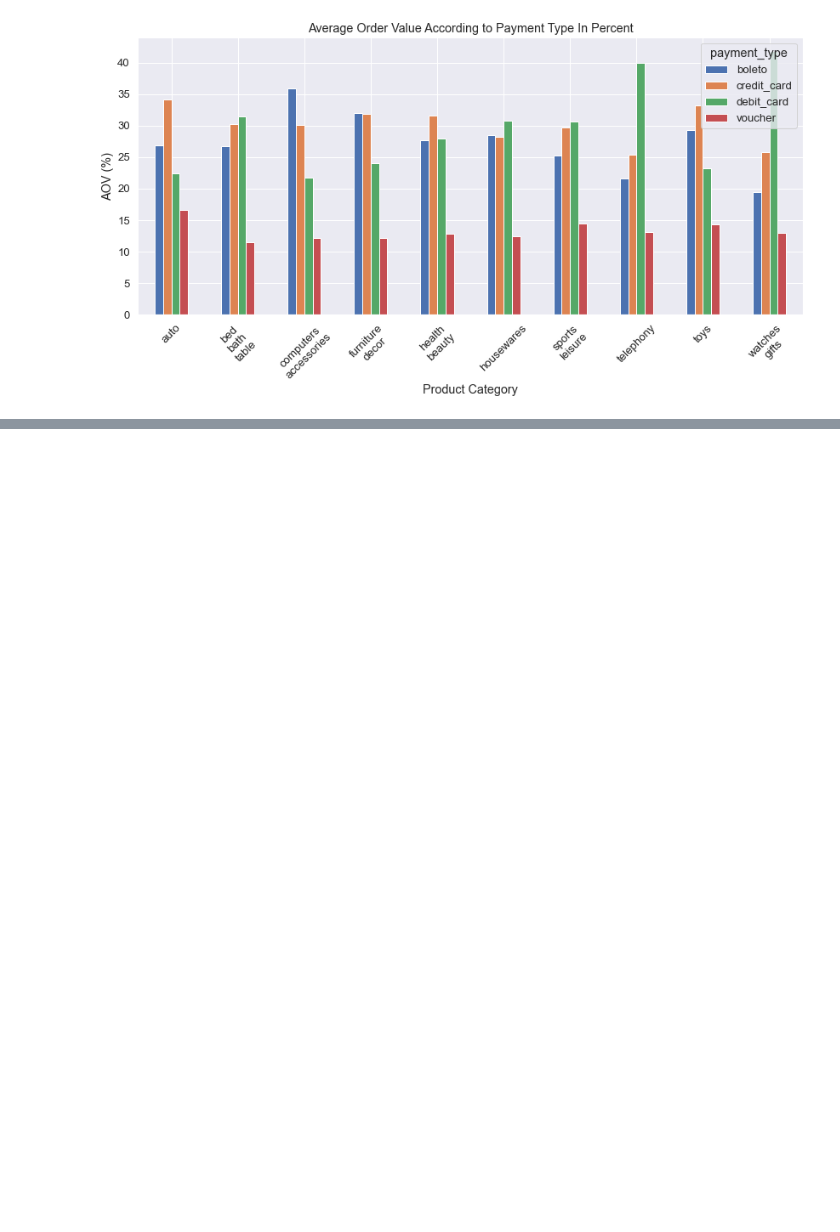
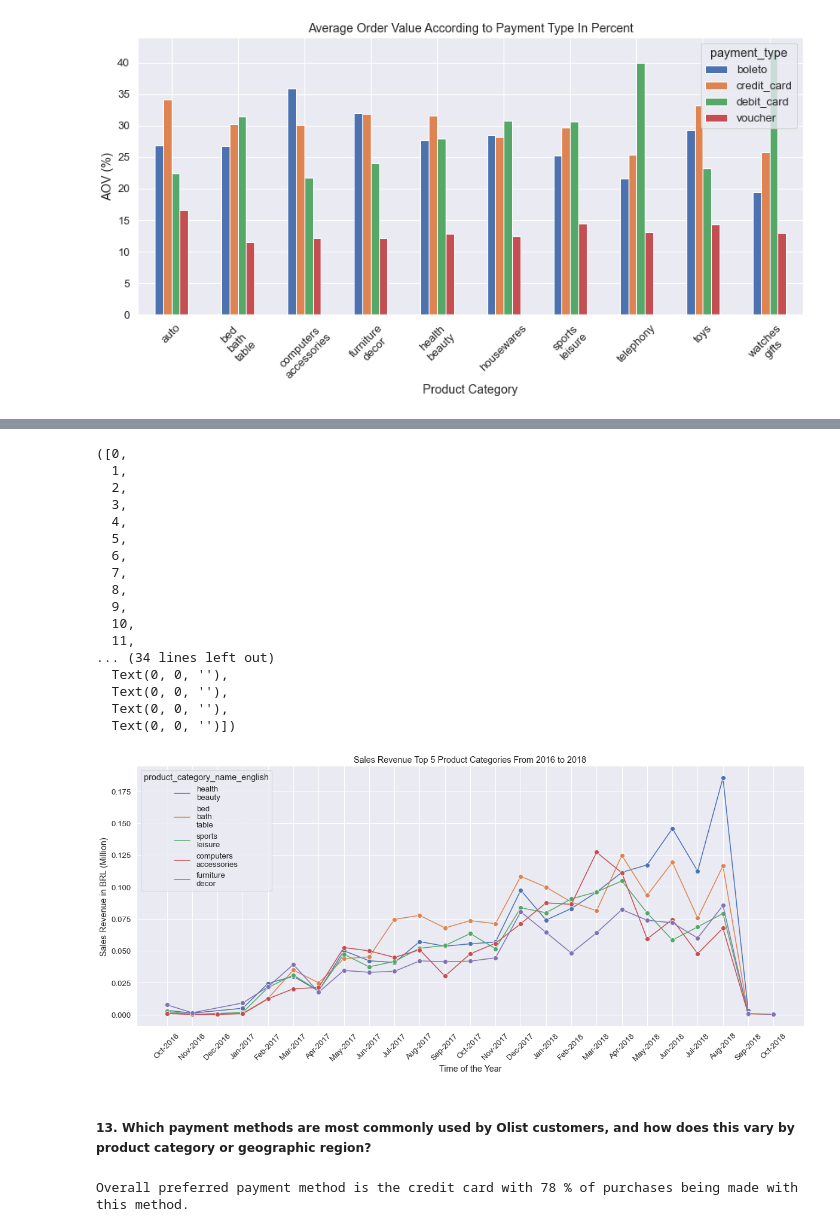
Before and after one commit to fihashim/olist-eda, a Jupyter notebook: olist-eda-p1.ipynb, the cells around one changed output, grey strips where cells are left out. Drawn from its saved outputs; the diff is of its cells as text; code cells hidden in the pictures; blank space fills up the shorter version.

```diff
--- a/olist-eda-p1.ipynb
+++ b/olist-eda-p1.ipynb
@@ -615,0 +785,72 @@ plt.show()
+# %%
+new_orders_payments_items = new_orders_payments.merge(order_items, on='order_id', how='inner')
+new_orders_payments_items = new_orders_payments_items[['order_id', 'order_status', 'order_delivered_customer_date', 'payment_value', 'payment_type', 'product_id', 'delivery_month_year', 'delivery_month_no', 'delivery_month', 'delivery_year']]
+
+# check for missing values
+new_orders_payments_items.isnull().sum()
+
+# check for duplicate rows across all columns
+new_orders_payments_items = new_orders_payments_items.drop_duplicates(keep='first')
+
+# merge new_orders_payments_items with product_df
+new_orders_payments_items_products = new_orders_payments_items.merge(products_df, on='product_id', how='left')
+new_orders_payments_items_products = new_orders_payments_items_products[['product_category_name', 'order_id', 'order_status', 'order_delivered_customer_date', 'payment_type', 'payment_value', 'product_id', 'delivery_month_year', 'delivery_month_no', 'delivery_month', 'delivery_year']]
+
+# check for duplicate rows
+new_orders_payments_items_products[new_orders_payments_items_products.duplicated()]
+
+# revenue by product category
+revenue_by_product_category = new_orders_payments_items_products.groupby('product_category_name').sum('payment_value')['payment_value'].reset_index().sort_values(by='payment_value', ascending=False)
+revenue_by_product_category.rename({'payment_value' : 'total_revenue'}, axis=1, inplace=True)
+
+# order count by product category
+order_count_by_product_category = new_orders_payments_items_products.groupby('product_category_name').count()['order_id'].reset_index().sort_values(by='order_id', ascending=False)
+order_count_by_product_category.rename({'order_id' : 'order_count'}, axis=1, inplace=True)
+# %%
+product_sales = new_orders_payments_items_products.groupby(['product_category_name', 'delivery_month_year', 'delivery_year', 'delivery_month_no']).sum('payment_value').reset_index()[['product_category_name', 'delivery_month_year', 'delivery_year', 'delivery_month_no', 'payment_value']]
+
+product_sales_by_year_month = product_sales.merge(translations_df, on='product_category_name', how='inner')
+product_sales_by_year_month['product_category_name_english'] = product_sales_by_year_month['product_category_name_english'].str.replace('_', '\n')
+
+top10_products = top20_products.head(5)
+top10_product_sales_by_year_month = product_sales_by_year_month[product_sales_by_year_month['product_category_name_english'].isin(top10_products['product_category_name_english'])]
+top10_product_sales_by_year_month.rename({'payment_value' : 'total_revenue'}, axis=1, inplace=True)
+top10_product_sales_by_year_month = top10_product_sales_by_year_month.sort_values(by=['delivery_year', 'delivery_month_no'])
+top10_product_sales_by_year_month['total_revenue'] = top10_product_sales_by_year_month['total_revenue'] / 1e6
+# %%
+fig3, ax3 = plt.subplots(figsize=(20,8))
+sns.lineplot(data=top10_product_sales_by_year_month, x='delivery_month_year', y='total_revenue', hue='product_category_name_english', marker='o', markersize=8)
+ax3.set_xlabel('Time of the Year')
+ax3.set_title('Sales Revenue Top 5 Product Categories From 2016 to 2018')
+ax3.set_ylabel('Sales Revenue in BRL (Million)')
+plt.xticks(rotation=45)
+# %% [output]
+([0,
+  1,
+  2,
+  3,
+  4,
+  5,
+  6,
+  7,
+  8,
+  9,
+  10,
+  11,
+... (34 lines left out)
+  Text(0, 0, ''),
+  Text(0, 0, ''),
+  Text(0, 0, ''),
+  Text(0, 0, '')])
+[figure, added]
+# %% [markdown]
+##### 13. Which payment methods are most commonly used by Olist customers, and how does this vary by product category or geographic region?
+# %%
+popular_payment_methods = aov_by_payment_type[['product_category_name_english', 'payment_type', 'total_revenue']]
+percent_payment_methods = popular_payment_methods.groupby('payment_type').sum()
+percent_payment_methods['percent'] = round(percent_payment_methods['total_revenue'] / percent_payment_methods['total_revenue'].sum(),2) * 100
+percent_payment_methods
+
+print('Overall preferred payment method is the credit card with 78 % of purchases being made with this method.')
+# %% [output]
+Overall preferred payment method is the credit card with 78 % of purchases being made with this method.
```
Also changed, not shown: parts of 23 cells of this notebook.
